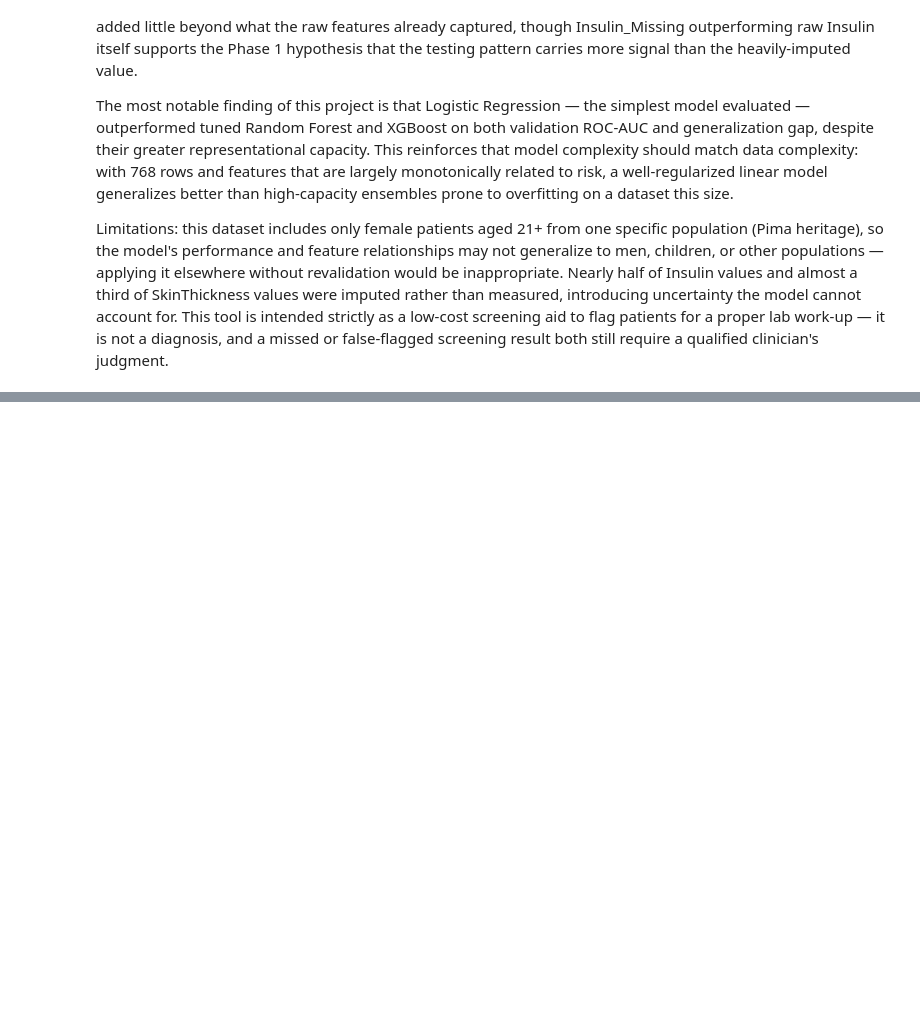
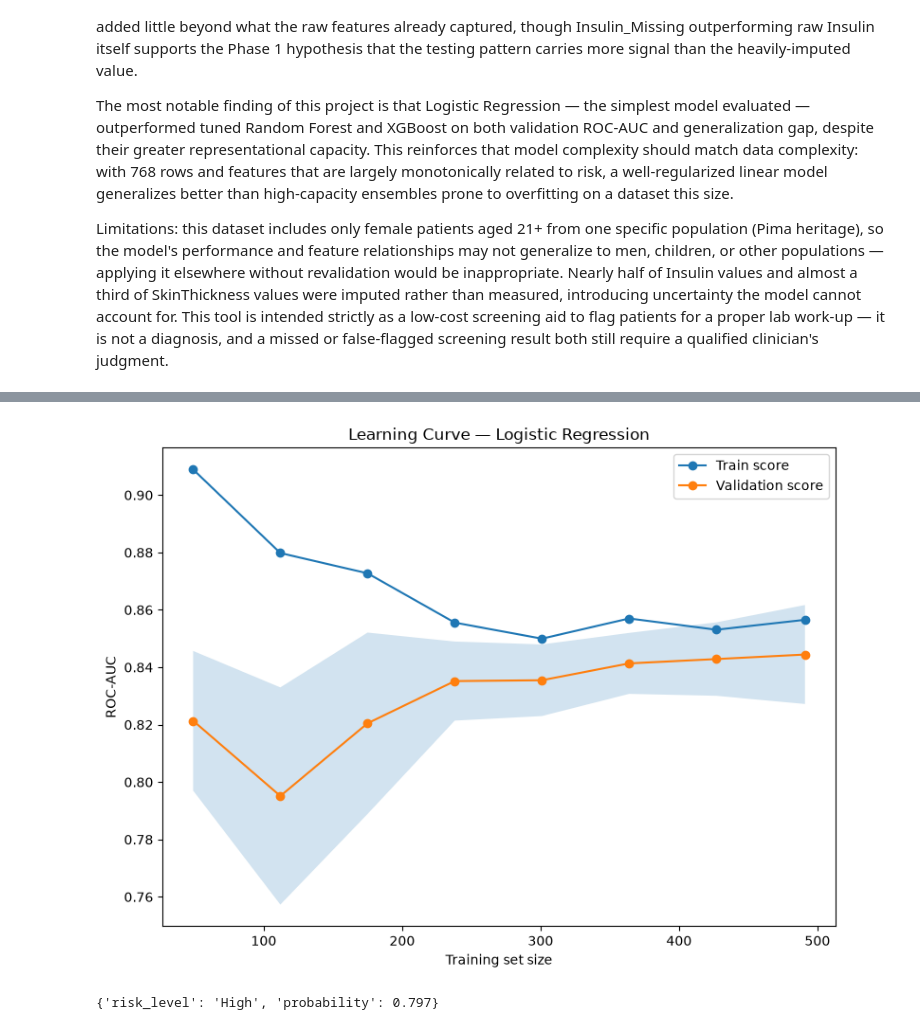
Before and after one commit to nbharats/tcn-ai-ml-45days, a Jupyter notebook: Sugarsense_Diabetes_Screening/notebooks/sugarsense.ipynb, the cells around one changed output, grey strips where cells are left out. Cells and saved outputs as stored; diff of their text form; code cells hidden in the pictures; blank space fills up the shorter version.

Commit message:
Bonus: regression on Glucose, learning curve, screen_patient()+joblib, imputer comparison

```diff
--- a/Sugarsense_Diabetes_Screening/notebooks/sugarsense.ipynb
+++ b/Sugarsense_Diabetes_Screening/notebooks/sugarsense.ipynb
@@ -539,0 +577,63 @@ Limitations: this dataset includes only female patients aged 21+ from one specif
+# %%
+from sklearn.model_selection import learning_curve
+
+train_sizes, train_scores, val_scores = learning_curve(
+    final_model, X_train, y_train, cv=cv, scoring="roc_auc",
+    train_sizes=np.linspace(0.1, 1.0, 8), random_state=42, n_jobs=-1
+)
+
+plt.figure(figsize=(8, 6))
+plt.plot(train_sizes, train_scores.mean(axis=1), "o-", label="Train score")
+plt.plot(train_sizes, val_scores.mean(axis=1), "o-", label="Validation score")
+plt.fill_between(train_sizes, val_scores.mean(axis=1) - val_scores.std(axis=1),
+                  val_scores.mean(axis=1) + val_scores.std(axis=1), alpha=0.2)
+plt.xlabel("Training set size")
+plt.ylabel("ROC-AUC")
+plt.title("Learning Curve — Logistic Regression")
+plt.legend()
+plt.tight_layout()
+plt.show()
+# %% [output]
+[figure, added]
+# %%
+import joblib
+
+joblib.dump(final_model, "sugarsense_model.joblib")
+
+def screen_patient(pregnancies, glucose, blood_pressure, skin_thickness,
+                    insulin, bmi, diabetes_pedigree, age,
+                    model=final_model, threshold=0.347):
+    """Screen one patient and return a risk level + probability."""
+    raw = {
+        "Pregnancies": pregnancies, "Glucose": glucose, "BloodPressure": blood_pressure,
+        "SkinThickness": skin_thickness, "Insulin": insulin, "BMI": bmi,
+        "DiabetesPedigreeFunction": diabetes_pedigree, "Age": age,
+    }
+    row = pd.DataFrame([raw])
+    for col in ["Glucose", "BloodPressure", "SkinThickness", "Insulin", "BMI"]:
+        if row.loc[0, col] == 0:
+            row.loc[0, col] = np.nan
+
+    # Same engineered features as training — required, since the pipeline expects them
+    row["Insulin_Missing"] = int(pd.isna(row.loc[0, "Insulin"]))
+    row["Is_Obese"] = int((row.loc[0, "BMI"] or 0) >= 30)
+    row["Age_Glucose_Risk"] = row["Age"] * row["Glucose"]
+    row["BodyFat_Proxy"] = (row["SkinThickness"] * row["BMI"]
+                             if row.loc[0, "SkinThickness"] > 0 else np.nan)
+
+    row = row[X_train.columns]   # match training column order exactly
+    proba = model.predict_proba(row)[0, 1]
+
+    if proba < 0.2:
+        level = "Low"
+    elif proba < threshold:
+        level = "Medium"
+    else:
+        level = "High"
+
+    return {"risk_level": level, "probability": round(float(proba), 3)}
+
+# Example
+print(screen_patient(2, 148, 72, 35, 0, 33.6, 0.627, 50))
+# %% [output]
+{'risk_level': 'High', 'probability': 0.797}
```
Also changed, not shown: parts of 4 cells of this notebook, 1 other file.
